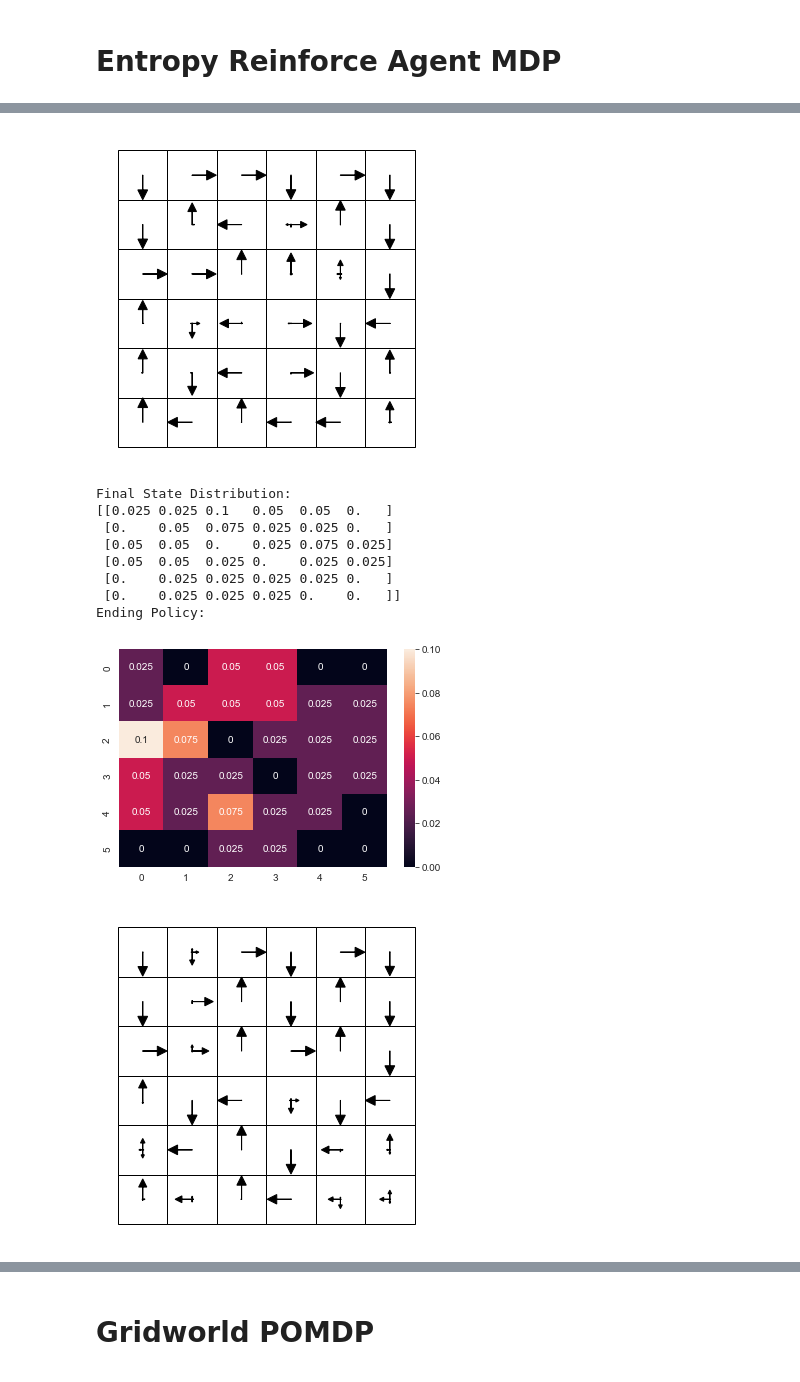
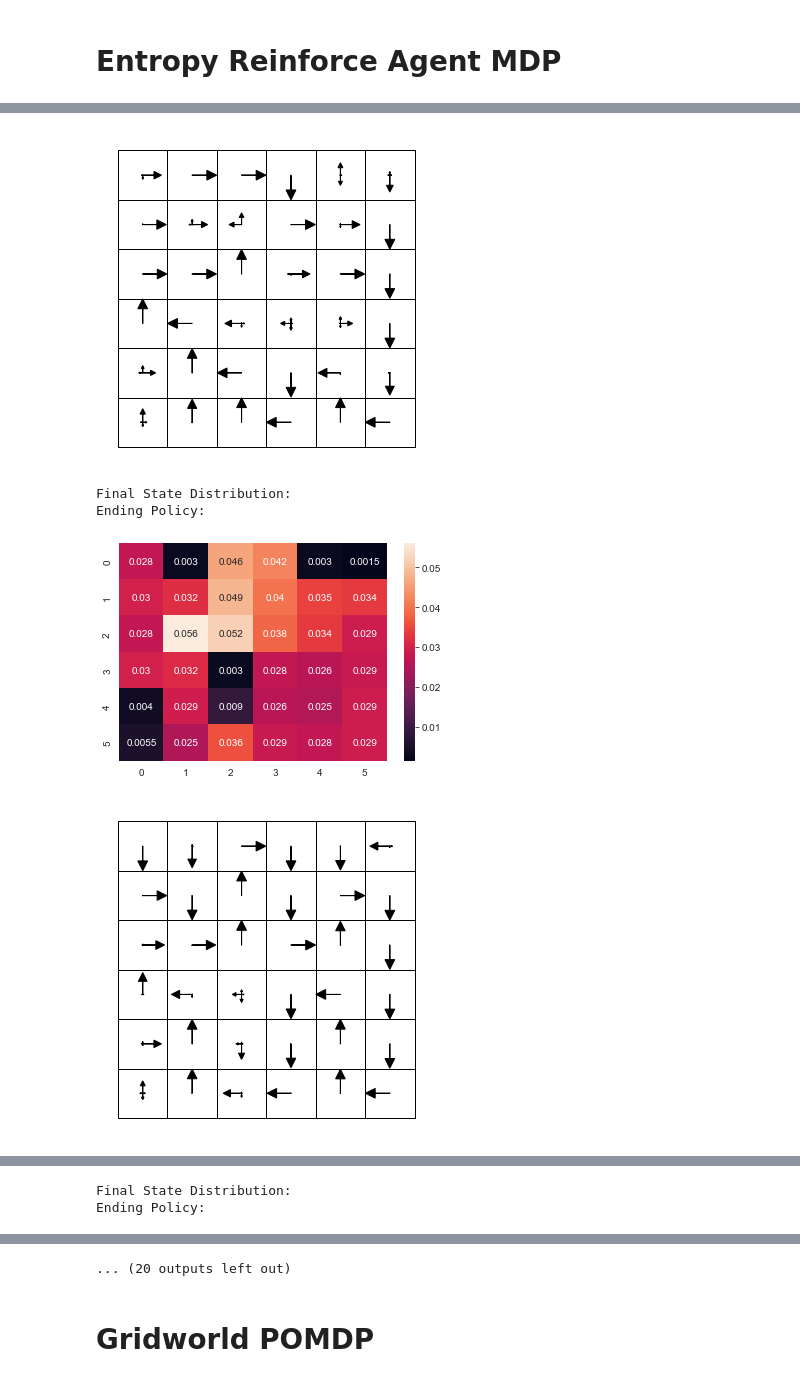
Before and after one commit to duiliocirino/Thesis, a Jupyter notebook: Exploration POMDP/MultiRoomGridworld.ipynb, the cells around one changed output, grey strips where cells are left out. Cells and saved outputs as stored; diff of their text form; code cells hidden in the pictures.

```diff
--- a/Exploration POMDP/MultiRoomGridworld.ipynb
+++ b/Exploration POMDP/MultiRoomGridworld.ipynb
@@ -266,11 +260,11 @@ class REINFORCEAgent():
         self.policy_params += self.alpha * grad
 # %%
 # Create the Gridworld environment and the REINFORCE agent
-n_episodes = 5000
+n_episodes = 2000
 # Number of sampled trajectories per episode
-n_traj = 20
+n_traj = 30
 #number of run per episode
-n_run = 5
+n_run = 10
 confidence = 0.95
 
 env = GridworldEnv(time_horizon=20)
@@ -280,7 +274,7 @@ list_total_rewards = []
 with tqdm(total=n_run * n_episodes, ncols=80) as pbar:
     for r in range(n_run):
         #print("Run %d" %r)
-        agent = REINFORCEAgent(env)
+        agent = REINFORCEAgent(env, alpha=1)
         total_avg_rewards = []
         for i in range(n_episodes):
             episodes = []
@@ -291,9 +285,15 @@ with tqdm(total=n_run * n_episodes, ncols=80) as pbar:
                 done = False
                 total_reward = 0
                 while not done:
-                    action = agent.get_action(state)
+                    # Get the index of the state
+                    state_index = agent.env.state_to_index(state)
+                    # Get the one hot encoding
+                    ohe_state = agent.ohe_states[state_index, :]
+                    # Sample the action from the state
+                    action, probs = agent.get_action(ohe_state)
+                    # Compute the step
                     next_state, reward, done, _ = env.step(action)
-                    episode.append((state, action, reward, next_state))
+                    episode.append((ohe_state, action, probs, reward, next_state))
                     state = next_state
                     total_reward += reward
                 episodes.append(episode)
@@ -463,36 +555,64 @@ class REINFORCEAgentE(REINFORCEAgent):
 # %%
-n_episodes = 10000
-n_traj = 20
-n_run = 3
+n_episodes = 5000
+n_traj = 50
+n_run = 7
 confidence = 0.95
-
+time_horizon = 40
 env = GridworldEnvGoalless(time_horizon = 40)
 
 with tqdm(total=n_run * n_episodes, ncols=80) as pbar:
     # Train the agent and plot the entropies
     list_entropies = []
     for r in range(n_run):
-        agent = REINFORCEAgentE(env, alpha=0.1)
+        agent = REINFORCEAgentE(env, alpha=0.25)
         avg_entropies = []
         for i in range(n_episodes):
             episodes = []
             entropies = []
             for k in range(n_traj):
                 episode = []
+                d_t = np.zeros(env.state_space.n)
                 state = env.reset()
                 done = False
                 while not done:
-                    action = agent.get_action(state)
+                    # Get the index of the state
+                    state_index = agent.env.state_to_index(state)
+                    # Update state visitation
+                    d_t[state_index] += 1
+                    # Get the one hot encoding
+                    ohe_state = agent.ohe_states[state_index, :]
+                    # Sample the action from the state
+                    action, probs = agent.get_action(ohe_state)
+                    # Compute the step
                     next_state, reward, done, _ = env.step(action)
-                    episode.append((state, action, reward, next_state))
+                    episode.append((ohe_state, action, probs, reward, next_state))
                     state = next_state
-                episodes.append(episode)
+                d_t /= len(episode)
+                episodes.append((episode, d_t))
             entropies = agent.update_multiple_sampling(episodes)
             avg_entropies.append(np.mean(entropies))
             pbar.update(1)
+        # Visualization of policy and expected state visitation
+        d_t = np.zeros(env.state_space.n)
+        for i in range(n_traj):
+            state = env.reset()
+            done = False
+            while not done:
+                # Get the index of the state
+                state_index = agent.env.state_to_index(state)
+                # Update state visitation
+                d_t[state_index] += 1
+                # Get the one hot encoding
+                ohe_state = agent.ohe_states[state_index, :]
+                # Sample the action from the state
+                action, probs = agent.get_action(ohe_state)
+                # Compute the step
+                next_state, reward, done, _ = env.step(action)
+                state = next_state
+        d_t /= (time_horizon * n_traj)
         # Print the final heatmap
         print("Final State Distribution:")
-        print_heatmap(agent, episode)
+        print_heatmap(agent, d_t)
         # Print the ending policy
         print("Ending Policy:")
         print_gridworld_with_policy(agent)
@@ -542,11 +650,5 @@ Ending Policy:
-[figure, old version]
+[figure, new version]
 Final State Distribution:
-[[0.025 0.025 0.1   0.05  0.05  0.   ]
- [0.    0.05  0.075 0.025 0.025 0.   ]
- [0.05  0.05  0.    0.025 0.075 0.025]
- [0.05  0.05  0.025 0.    0.025 0.025]
- [0.    0.025 0.025 0.025 0.025 0.   ]
- [0.    0.025 0.025 0.025 0.    0.   ]]
 Ending Policy:
-[figure, old version]
+[figure, new version]
-[figure, old version]
+[figure, new version]
@@ -553,0 +656,2 @@ Ending Policy:
+Final State Distribution:
+Ending Policy:
@@ -554,3 +659,4 @@ Ending Policy:
+... (20 outputs left out)
 # %% [markdown]
 # Gridworld POMDP
 # %%
```
Also changed, not shown: parts of 16 cells of this notebook, 3 other files.
